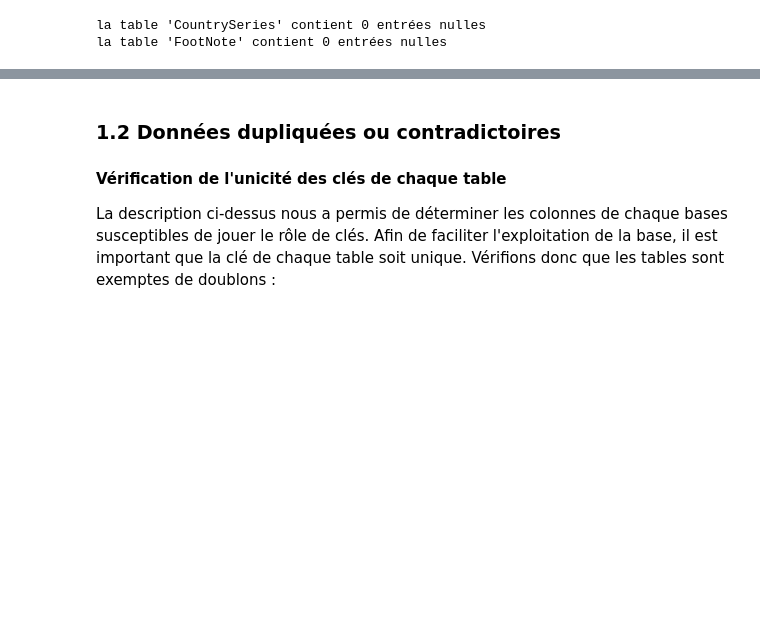
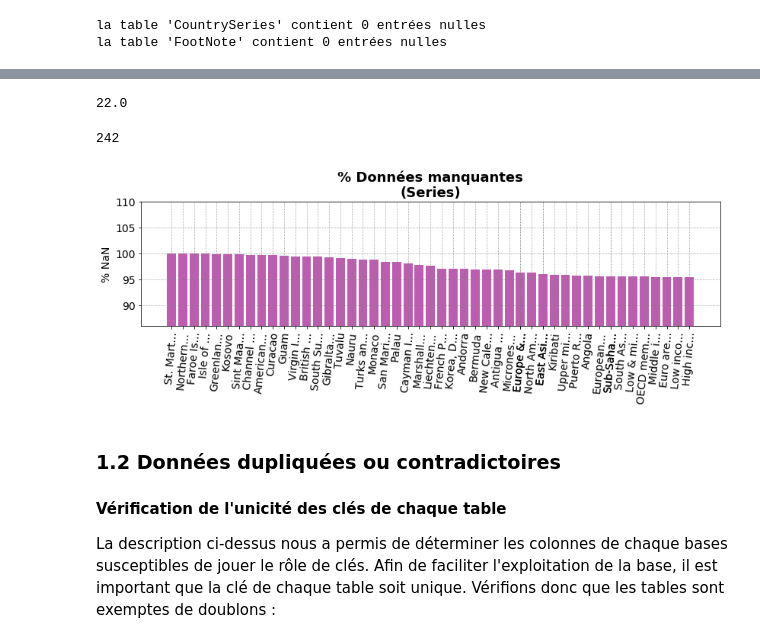
Before and after one commit to SmellyArmure/OC_DS_Project2, a Jupyter notebook: NOTEBOOK/P2-DataSystEd.ipynb, the cells around one changed output, grey strips where cells are left out. Saved outputs shown, nothing was run; the diff lists cells and outputs as text; code cells hidden in the pictures; blank space fills up the shorter version.

```diff
--- a/NOTEBOOK/P2-DataSystEd.ipynb
+++ b/NOTEBOOK/P2-DataSystEd.ipynb
@@ -390,0 +444,6 @@ la table 'FootNote' contient 0 entrées nulles
+# %%
+lenlipays = [len(ind) for ind in li_pays]
+biglist = [item for sublist in li_pays for item in sublist] # applatit la liste
+len(biglist)/3665
+# %% [output]
+22.0
@@ -391,3 +452,33 @@ la table 'FootNote' contient 0 entrées nulles
+# %%
+my_gp = data.groupby(['Country Name']).count()
+my_gp[my_gp.columns[3:]].sum(axis=1)
+# %%
+# tableau du nbe total d'indicateurs valables multiannées
+# pourcentage de valeurs remplies
+nb_col_an = data[4:].shape[1]
+nb_indic = 3665
+nb_max = (nb_col_an*nb_indic)
+tab = (nb_max - my_gp[my_gp.columns[3:]].sum(axis=1))*100/nb_max
+tab.sort_values(ascending=False,inplace=True)
+tab.size
+# %% [output]
+242
+# %%
+fig = plt.figure(figsize = (30,3))
+
+x=tab[:50].index
+xlab=[my_str[:8]+"..." if len(my_str)>8 else my_str for my_str in x]
+y=tab[:50]
+
+plot1 = plt.subplot(1,2,1)
+basic_plot("bar", plot1, xlab, y, xlab, "", "% NaN",  "% Données manquantes\n(Series)", 0)
+
+# plot2 = plt.subplot(1,2,2)
+# basic_plot("bar", plot2, xlab, y2, xlab, "", "Nbe non nul",  "Nbe d'entrées\n(Series)", 1)
+
+plt.show()
+# %% [output]
+[figure, added]
 # %% [markdown]
 ### 1.2 Données dupliquées ou contradictoires
 
```
Also changed, not shown: parts of 46 cells of this notebook.
